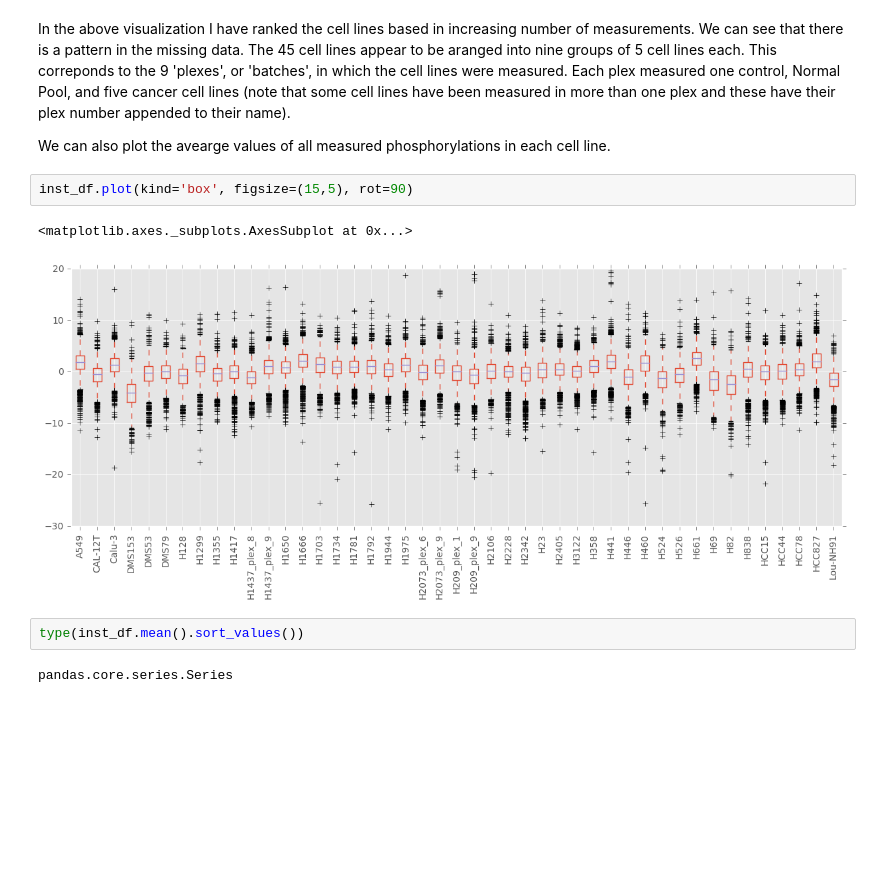
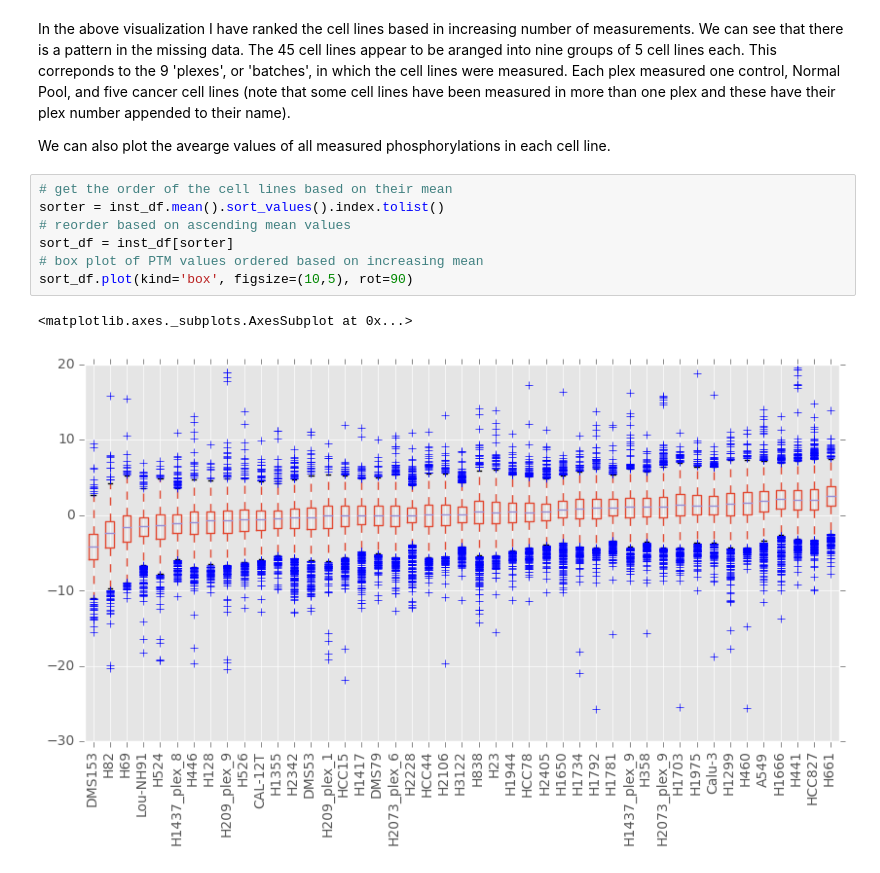
Before and after one commit to MaayanLab/CST_Lung_Cancer_Viz, a Jupyter notebook: CST_PTM_Data_Overview.ipynb, the cells around one changed output. Cells and saved outputs as stored; diff of their text form; blank space fills up the shorter version.

Commit message:
python notebook, made sorted box plot

```diff
--- a/CST_PTM_Data_Overview.ipynb
+++ b/CST_PTM_Data_Overview.ipynb
@@ -57,12 +57,13 @@ inst_df.count().sort_values().plot(kind='bar', figsize=(10,3))
 In the above visualization I have ranked the cell lines based in increasing number of measurements. We can see that there is a pattern in the missing data. The 45 cell lines appear to be aranged into nine groups of 5 cell lines each. This correponds to the 9 'plexes', or 'batches', in which the cell lines were measured. Each plex measured one control, Normal Pool, and five cancer cell lines (note that some cell lines have been measured in more than one plex and these have their plex number appended to their name).
 
 We can also plot the avearge values of all measured phosphorylations in each cell line.
-# %%
-inst_df.plot(kind='box', figsize=(15,5), rot=90)
-# %% [output]
-<matplotlib.axes._subplots.AxesSubplot at 0x...>
-[figure, removed]
-# %%
-type(inst_df.mean().sort_values())
-# %% [output]
-pandas.core.series.Series
+# %%
+# get the order of the cell lines based on their mean
+sorter = inst_df.mean().sort_values().index.tolist()
+# reorder based on ascending mean values
+sort_df = inst_df[sorter]
+# box plot of PTM values ordered based on increasing mean
+sort_df.plot(kind='box', figsize=(10,5), rot=90)
+# %% [output]
+<matplotlib.axes._subplots.AxesSubplot at 0x...>
+[figure, added]
```
